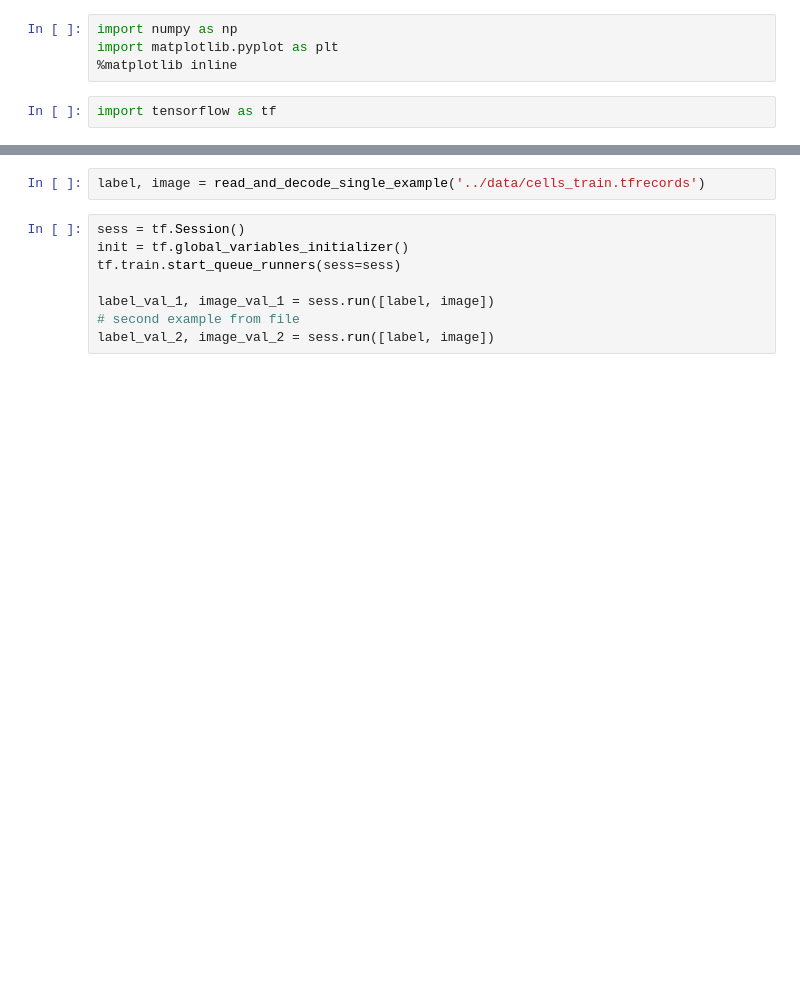
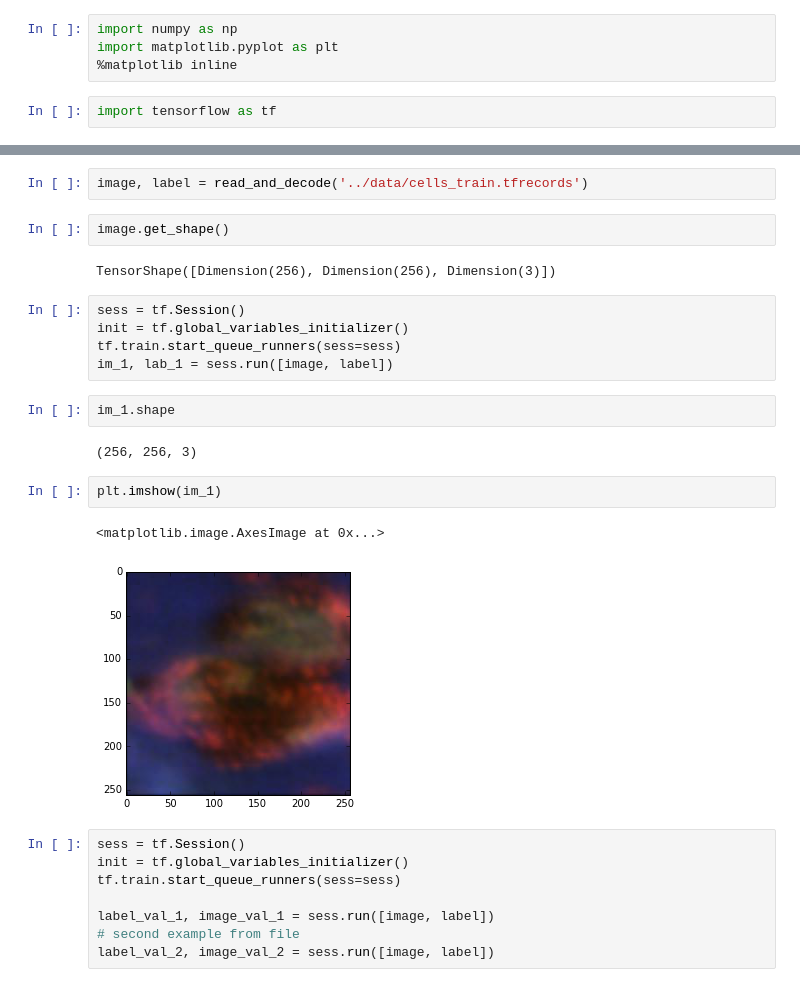
Before and after one commit to choldgraf/UCSF-Data_Driven_Neuro, a Jupyter notebook: tensorflow/003-tf-linear-classifier.ipynb, the cells around one changed output, grey strips where cells are left out. Saved outputs shown, nothing was run; the diff lists cells and outputs as text; blank space fills up the shorter version.

Commit message:
This is apparently the right way to write these tfrecords files.
Still working on the model...

```diff
--- a/tensorflow/003-tf-linear-classifier.ipynb
+++ b/tensorflow/003-tf-linear-classifier.ipynb
@@ -34,10 +45,28 @@ def read_and_decode_single_example(filename):
 # %%
-label, image = read_and_decode_single_example('../data/cells_train.tfrecords')
+image, label = read_and_decode('../data/cells_train.tfrecords')
+# %%
+image.get_shape()
+# %% [output]
+TensorShape([Dimension(256), Dimension(256), Dimension(3)])
+# %%
+sess = tf.Session()
+init = tf.global_variables_initializer()
+tf.train.start_queue_runners(sess=sess)
+im_1, lab_1 = sess.run([image, label])
+# %%
+im_1.shape
+# %% [output]
+(256, 256, 3)
+# %%
+plt.imshow(im_1)
+# %% [output]
+<matplotlib.image.AxesImage at 0x...>
+[figure, added]
 # %%
 sess = tf.Session()
 init = tf.global_variables_initializer()
 tf.train.start_queue_runners(sess=sess)
 
-label_val_1, image_val_1 = sess.run([label, image])
+label_val_1, image_val_1 = sess.run([image, label])
 # second example from file
-label_val_2, image_val_2 = sess.run([label, image])
+label_val_2, image_val_2 = sess.run([image, label])
```
Also changed, not shown: parts of 13 cells of this notebook, 1 other file.
